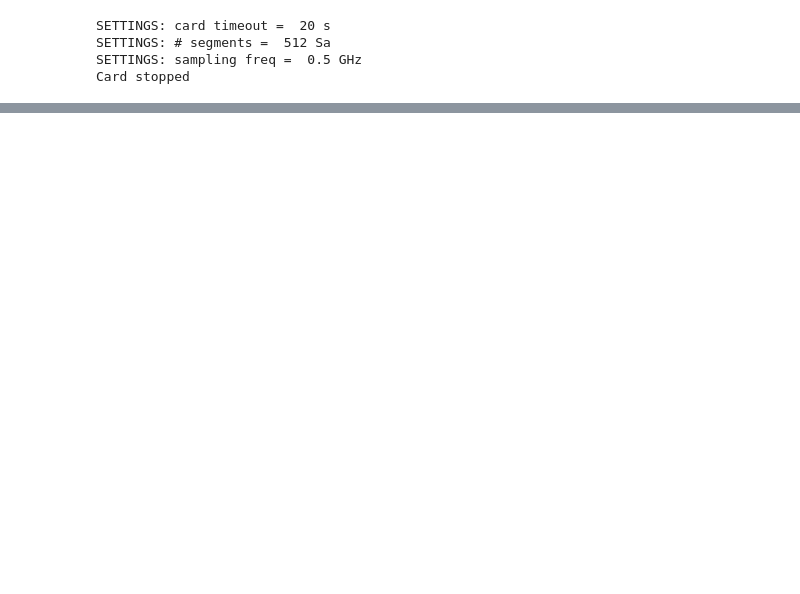
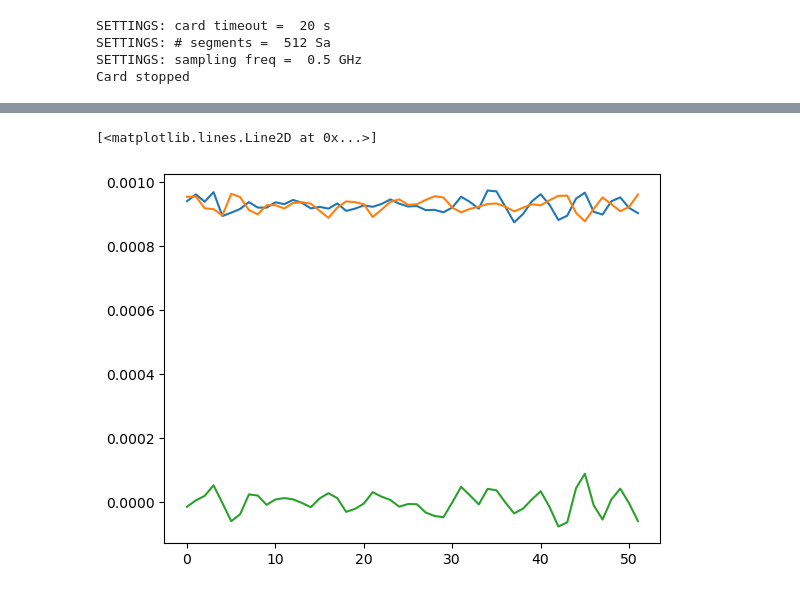
Before and after one commit to Evan-Vill/nspyre, a Jupyter notebook: src/experiments/drivers/odmr_sweep_test.ipynb, the cells around one changed output, grey strips where cells are left out. Drawn from its saved outputs; the diff is of its cells as text; code cells hidden in the pictures; blank space fills up the shorter version.

```diff
--- a/src/experiments/drivers/odmr_sweep_test.ipynb
+++ b/src/experiments/drivers/odmr_sweep_test.ipynb
@@ -197,0 +240,10 @@ awg.set_disabled()
+# %%
+A=np.mean(iters_on2,axis=1)
+B=np.mean(iters_off2,axis=1)
+plt.plot(A)
+plt.plot(B)
+diff2=A-B
+plt.plot(A-B)
+# %% [output]
+[<matplotlib.lines.Line2D at 0x...>]
+[figure, added]
```
Also changed, not shown: parts of 23 cells of this notebook, 16 other files.
